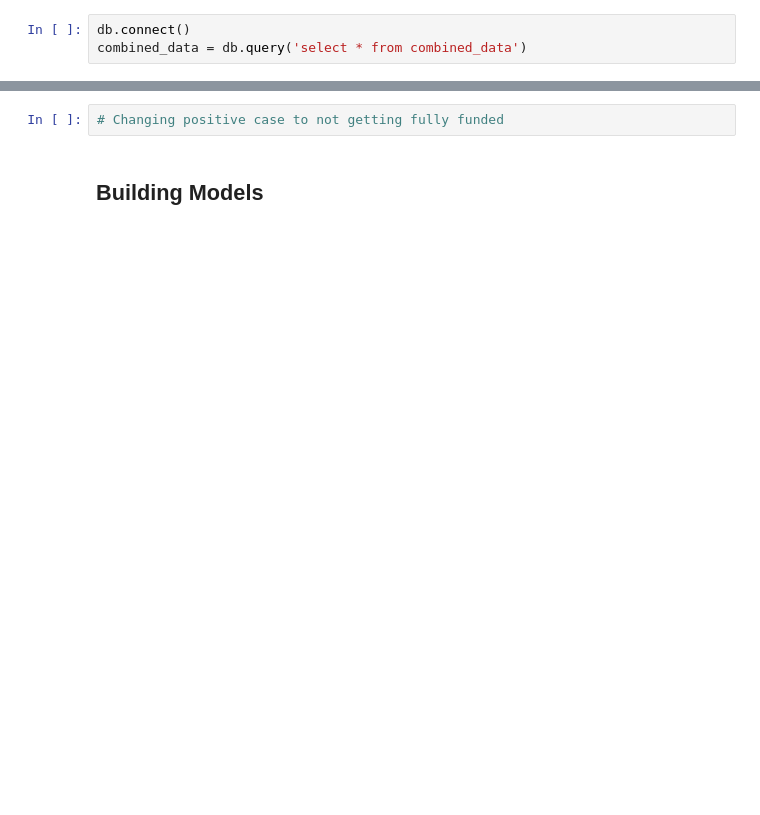
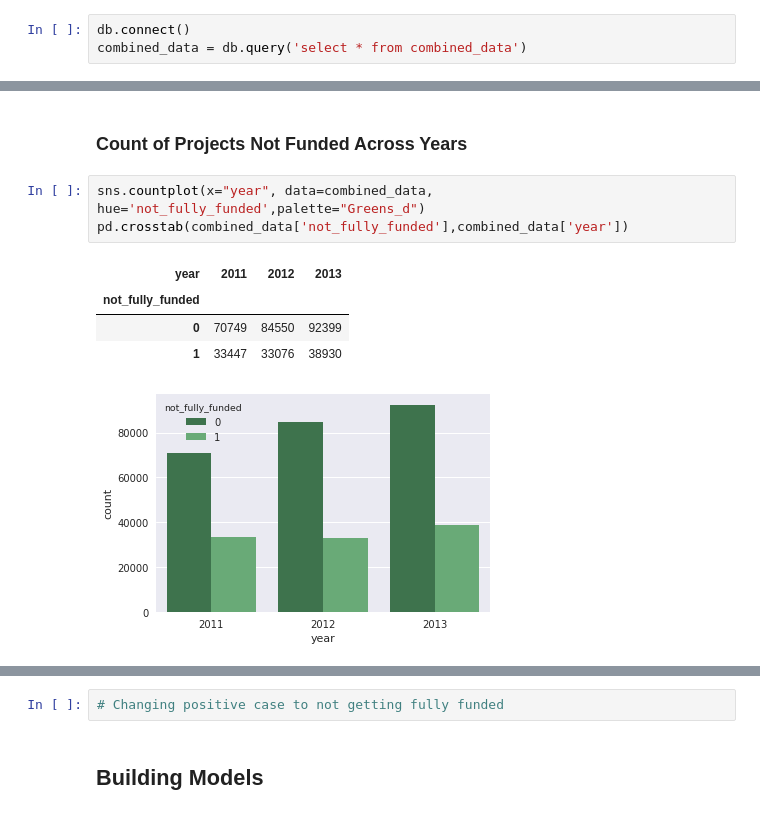
Before and after one commit to vidal-anguiano/Machine-Learning-for-Public-Policy, a Jupyter notebook: Assignment 3/notebooks/Assignment 3.ipynb, the cells around one changed output, grey strips where cells are left out. Cells and saved outputs as stored; diff of their text form; blank space fills up the shorter version.

```diff
--- a/Assignment 3/notebooks/Assignment 3.ipynb
+++ b/Assignment 3/notebooks/Assignment 3.ipynb
@@ -162,0 +131,11 @@ combined_data = db.query('select * from combined_data')
+# %% [markdown]
+### Count of Projects Not Funded Across Years
+# %%
+sns.countplot(x="year", data=combined_data, hue='not_fully_funded',palette="Greens_d")
+pd.crosstab(combined_data['not_fully_funded'],combined_data['year'])
+# %% [output]
+| year | 2011 | 2012 | 2013 |
+| not_fully_funded |  |  |  |
+| 0 | 70749 | 84550 | 92399 |
+| 1 | 33447 | 33076 | 38930 |
+[figure, added]
```
Also changed, not shown: parts of 45 cells of this notebook.
